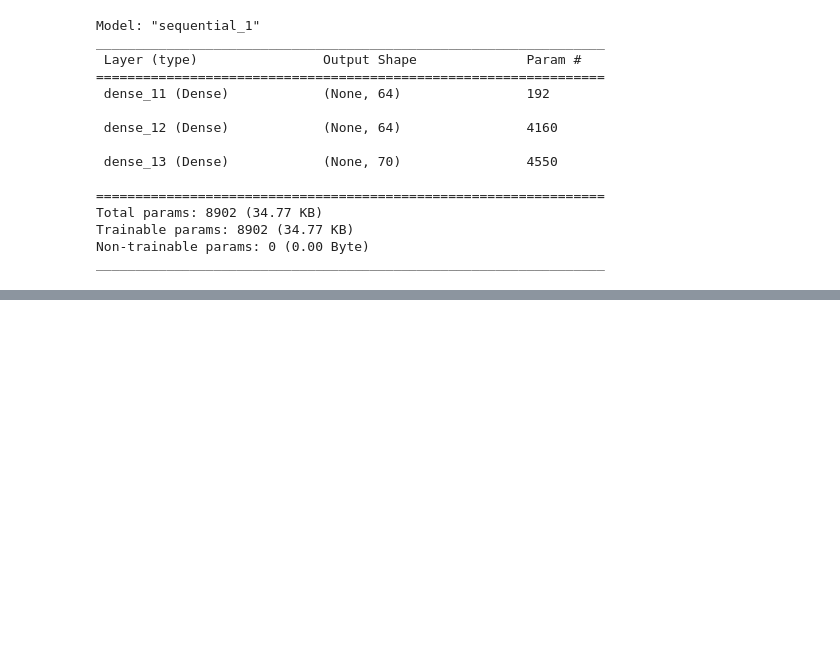
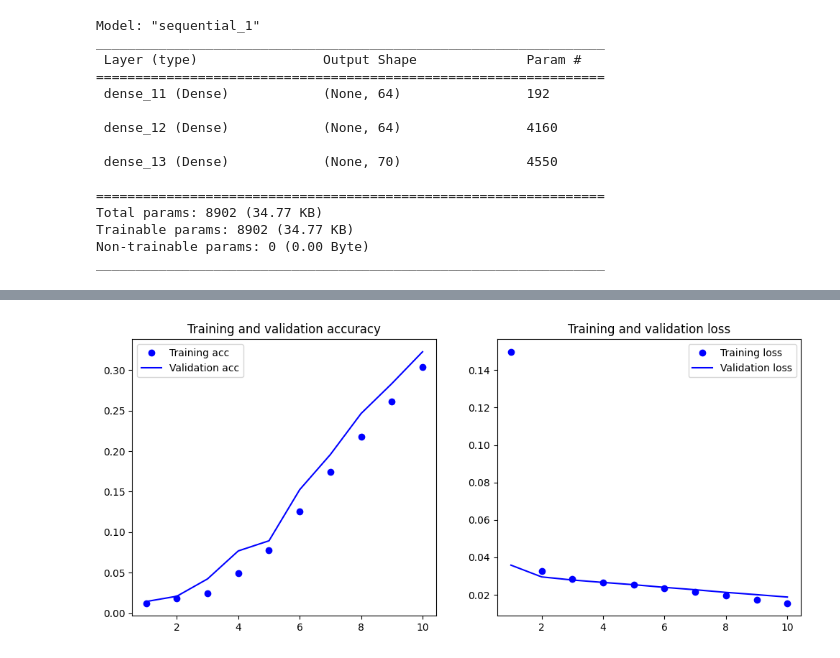
Before and after one commit to GitElean/DL_6_7, a Jupyter notebook: recommendation.ipynb, the cells around one changed output, grey strips where cells are left out. Cells and saved outputs as stored; diff of their text form; code cells hidden in the pictures; blank space fills up the shorter version.

Commit message:
cambios de visualizacion

```diff
--- a/recommendation.ipynb
+++ b/recommendation.ipynb
@@ -625,0 +573,31 @@ Validation accuracy: 0.2785714268684387
+# %%
+import matplotlib.pyplot as plt
+
+# Suponiendo que `history` es el objeto retornado por `model.fit()`
+# y contiene el historial de entrenamiento, realizamos algunas gráficas.
+
+# Reemplaza `history.history['...']` con los datos de tu historial de entrenamiento si es diferente.
+acc = history.history['accuracy']
+val_acc = history.history['val_accuracy']
+loss = history.history['loss']
+val_loss = history.history['val_loss']
+epochs = range(1, len(acc) + 1)
+
+# Gráfico de precisión de entrenamiento y validación
+plt.figure(figsize=(12, 5))
+plt.subplot(1, 2, 1)
+plt.plot(epochs, acc, 'bo', label='Training acc')
+plt.plot(epochs, val_acc, 'b', label='Validation acc')
+plt.title('Training and validation accuracy')
+plt.legend()
+
+# Gráfico de pérdida de entrenamiento y validación
+plt.subplot(1, 2, 2)
+plt.plot(epochs, loss, 'bo', label='Training loss')
+plt.plot(epochs, val_loss, 'b', label='Validation loss')
+plt.title('Training and validation loss')
+plt.legend()
+
+plt.show()
+# %% [output]
+[figure, added]
```
Also changed, not shown: parts of 3 cells of this notebook.
